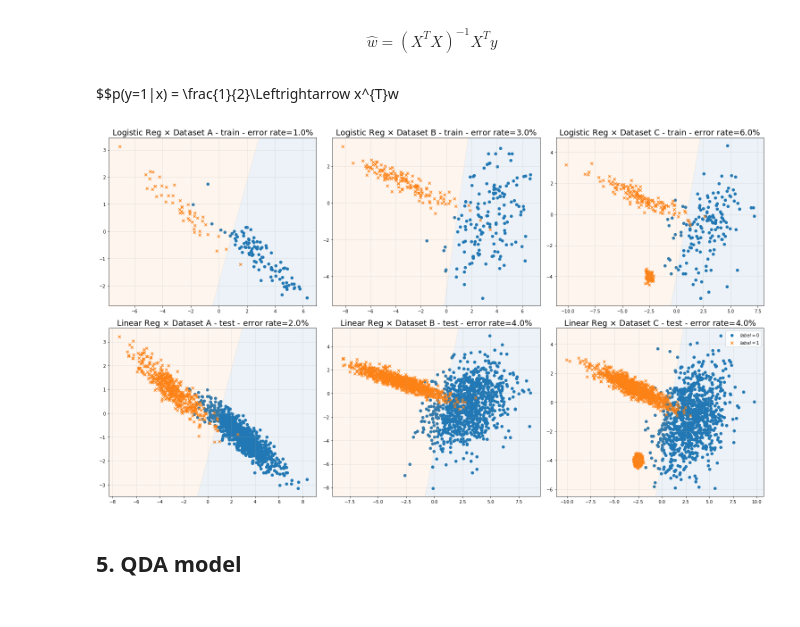
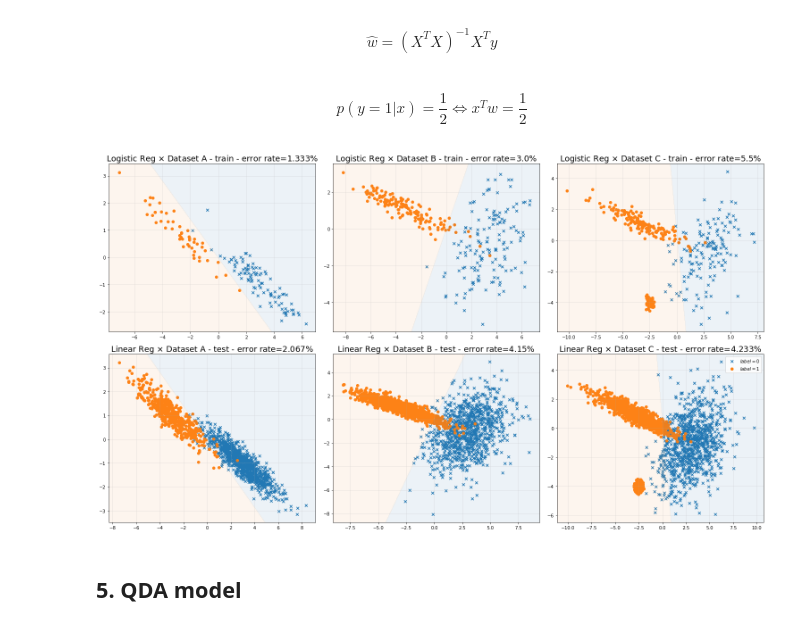
Before and after one commit to shahineb/archives1819, a Jupyter notebook: HWK1/HWK1.ipynb, the cells around one changed output. Cells and saved outputs as stored; diff of their text form; code cells hidden in the pictures.

```diff
--- a/HWK1/HWK1.ipynb
+++ b/HWK1/HWK1.ipynb
@@ -65,23 +67,28 @@ for key in ['A', 'B', 'C']:
            'Logistic Regression': logreg,
            'Linear Regression': linreg,
            'QDA': qda}
-    missclassification['train'][key] = {}
-    missclassification['test'][key] = {}
 
     for clf_key in clf.keys():
-        np.random.seed(1)
+        np.random.seed(17)
         clf[clf_key].fit(X_train, y_train)
 
         error = clf[clf_key].missclassification(X_train, y_train)
-        missclassification['train'][key][clf_key] = error
+        missclassification[key]['train'][clf_key] = error
         title = clf_key + r" $\times$ Dataset " + key + " - train - error rate="+str(round(100*error,3)) + "%"
         clf[clf_key].plot_pred(X_train, y_train, title=title)
         save_path = "_".join(["docs/img/"+clf_key, key, "train.png"])
         plt.savefig(save_path)
+        plt.close()
 
         error = clf[clf_key].missclassification(X_test, y_test)
-        missclassification['test'][key][clf_key] = error
+        missclassification[key]['test'][clf_key] = error
         title = clf_key + r" $\times$ Dataset " + key + " - test - error rate="+str(round(100*error,3)) + "%"
         clf[clf_key].plot_pred(X_test, y_test, title=title)
         save_path = "_".join(["docs/img/"+clf_key, key, "test.png"])
         plt.savefig(save_path)
+        plt.close()
+
+        missclassification_df = pd.DataFrame(missclassification[key])
+        missclassification_df = 100*missclassification_df
+        missclassification_df = missclassification_df.round(3)
+        missclassification_df.to_latex("docs/tex/missclassification_" + key + ".tex")
@@ -144,11 +117,11 @@ for idx, key in enumerate(['A', 'B', 'C']):
     lda.fit(X_train, y_train)
 
     missclassification = lda.missclassification(X_train, y_train)
-    title = r"LDA $\times$ Dataset " + key + " - train - error rate="+str(round(100*missclassification)) + "%"
+    title = r"LDA $\times$ Dataset " + key + " - train - error rate="+str(round(100*missclassification,3)) + "%"
     ax[0][idx] = lda.plot_pred(X_train, y_train, title=title, figsize=(6, 6), ax=ax[0][idx])
 
     missclassification = lda.missclassification(X_test, y_test)
-    title = r"LDA $\times$ Dataset " + key + " - test - error rate="+str(round(100*missclassification)) + "%"
+    title = r"LDA $\times$ Dataset " + key + " - test - error rate="+str(round(100*missclassification,3)) + "%"
     ax[1][idx] = lda.plot_pred(X_test, y_test, title=title, figsize=(6, 6), ax=ax[1][idx])
     plt.legend()
 # %% [output]
@@ -168,10 +150,0 @@ $$H\mathcal{L}(\beta, w) = H\ell(w) + \beta I$$
-# %%
-np.random.seed(1)
-X = train['A'][:,:2]
-y = train['A'][:,-1]
-logreg = LogisticRegression()
-logreg.fit(X, y)
-logreg.missclassification(X, y)
-
-y_pred = logreg.predict(X)
-np.where(y_pred!=y)
@@ -186,5 +151,4 @@ plt.scatter(*X[np.where(y_pred!=y)[0]].T)
 # %%
-np.random.seed(1)
 fig, ax = plt.subplots(2, 3, figsize=(21, 12))
 
 for idx, key in enumerate(['A', 'B', 'C']):
@@ -194,14 +158,15 @@ for idx, key in enumerate(['A', 'B', 'C']):
     y_test = test[key][:,-1]
 
     logreg = LogisticRegression()
+    np.random.seed(17)
     logreg.fit(X_train, y_train)
 
     missclassification = logreg.missclassification(X_train, y_train)
-    title = r"Logistic Reg $\times$ Dataset " + key + " - train - error rate="+str(round(100*missclassification)) + "%"
+    title = r"Logistic Reg $\times$ Dataset " + key + " - train - error rate="+str(round(100*missclassification,3)) + "%"
     ax[0][idx] = logreg.plot_pred(X_train, y_train, title=title, figsize=(6, 6), ax=ax[0][idx])
 
     missclassification = logreg.missclassification(X_test, y_test)
-    title = r"Logistic Reg $\times$ Dataset " + key + " - test - error rate="+str(round(100*missclassification)) + "%"
+    title = r"Logistic Reg $\times$ Dataset " + key + " - test - error rate="+str(round(100*missclassification,3)) + "%"
     ax[1][idx] = logreg.plot_pred(X_test, y_test, title=title, figsize=(6, 6), ax=ax[1][idx])
     plt.legend()
 # %% [output]
@@ -214,29 +178,29 @@ $$ Y\,|\,X\sim\mathcal{N}\left(w^{T}X,\sigma^{2}\right) $$
 # %% [markdown]
 $$ \hat{w} = (X^{T}X)^{-1}X^{T}y $$
 # %% [markdown]
-$$p(y=1|x) = \frac{1}{2}\Leftrightarrow x^{T}w
+$$p(y=1|x) = \frac{1}{2}\Leftrightarrow x^{T}w = \frac{1}{2}$$
 # %%
 fig, ax = plt.subplots(2, 3, figsize=(21, 12))
 
 for idx, key in enumerate(['A', 'B', 'C']):
     X_train = train[key][:,:2]
     y_train = train[key][:,-1]
     X_test = test[key][:,:2]
     y_test = test[key][:,-1]
 
     linreg = LinearRegression()
     linreg.fit(X_train, y_train)
 
     missclassification = linreg.missclassification(X_train, y_train)
-    title = r"Logistic Reg $\times$ Dataset " + key + " - train - error rate="+str(round(100*missclassification)) + "%"
+    title = r"Logistic Reg $\times$ Dataset " + key + " - train - error rate="+str(round(100*missclassification,3)) + "%"
     ax[0][idx] = linreg.plot_pred(X_train, y_train, title=title, figsize=(6, 6), ax=ax[0][idx])
 
     missclassification = linreg.missclassification(X_test, y_test)
-    title = r"Linear Reg $\times$ Dataset " + key + " - test - error rate="+str(round(100*missclassification)) + "%"
+    title = r"Linear Reg $\times$ Dataset " + key + " - test - error rate="+str(round(100*missclassification,3)) + "%"
     ax[1][idx] = linreg.plot_pred(X_test, y_test, title=title, figsize=(6, 6), ax=ax[1][idx])
     plt.legend()
 # %% [output]
-[figure, old version]
+[figure, new version]
 # %% [markdown]
 ## 5. QDA model
 # %% [markdown]
```
Also changed, not shown: parts of 10 cells of this notebook, 3 other files.
